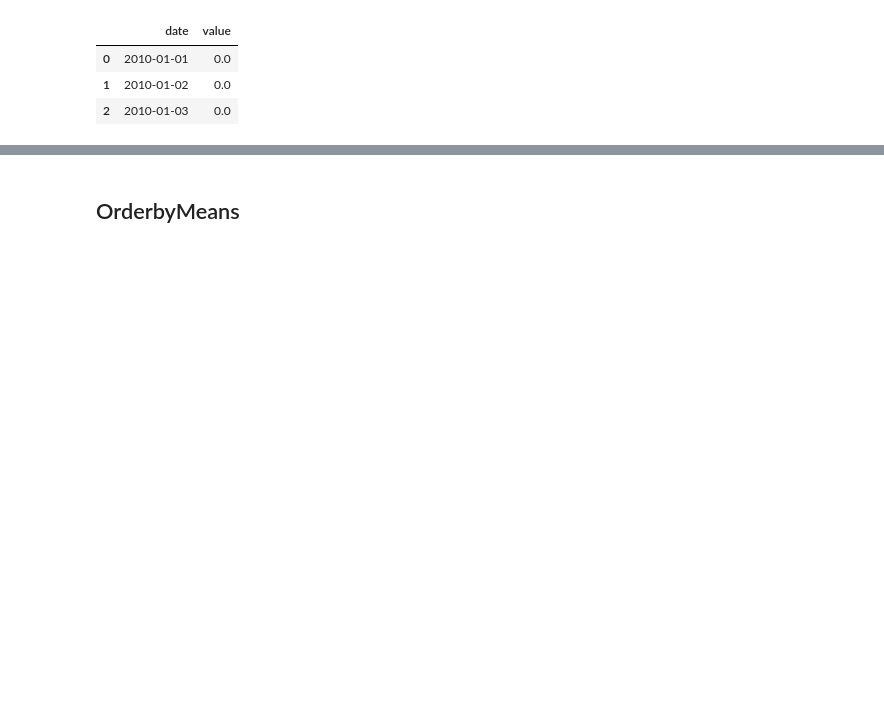
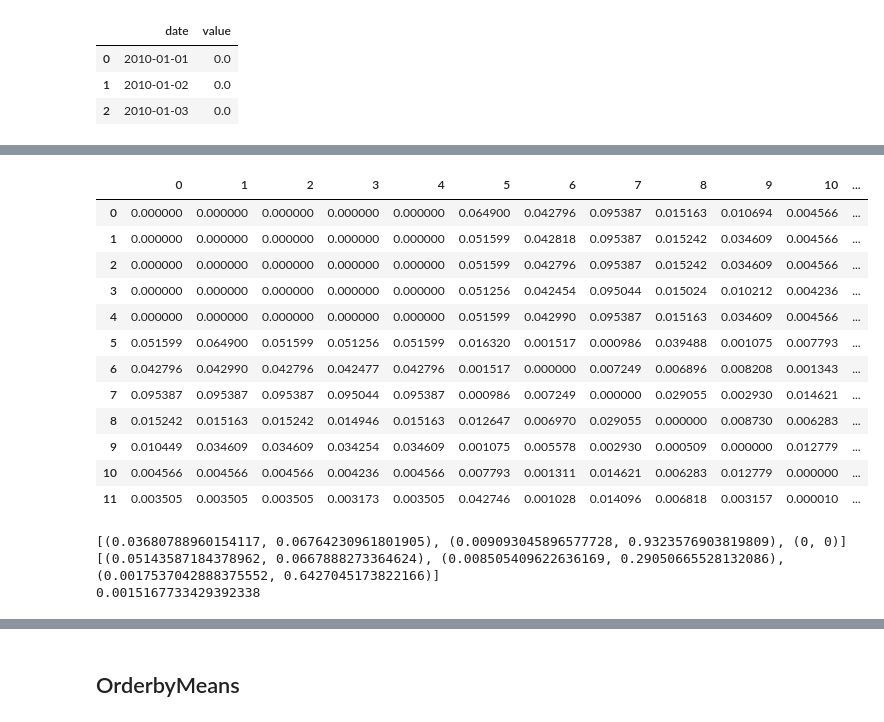
Before and after one commit to algoasylum/SatelliteImageAnalysis, a Jupyter notebook: GMM/GMM_additivemetric.ipynb, the cells around one changed output, grey strips where cells are left out. Cells and saved outputs as stored; diff of their text form; code cells hidden in the pictures; blank space fills up the shorter version.

```diff
--- a/GMM/GMM_additivemetric.ipynb
+++ b/GMM/GMM_additivemetric.ipynb
@@ -263,0 +334,27 @@ array([[ 0.00000000e+00,  0.00000000e+00,  0.00000000e+00,
+# %%
+s
+# %% [output]
+|  | 0 | 1 | 2 | 3 | 4 | 5 | 6 | 7 | 8 | 9 | 10 | ... |
+| 0 | 0.000000 | 0.000000 | 0.000000 | 0.000000 | 0.000000 | 0.064900 | 0.042796 | 0.095387 | 0.015163 | 0.010694 | 0.004566 | ... |
+| 1 | 0.000000 | 0.000000 | 0.000000 | 0.000000 | 0.000000 | 0.051599 | 0.042818 | 0.095387 | 0.015242 | 0.034609 | 0.004566 | ... |
+| 2 | 0.000000 | 0.000000 | 0.000000 | 0.000000 | 0.000000 | 0.051599 | 0.042796 | 0.095387 | 0.015242 | 0.034609 | 0.004566 | ... |
+| 3 | 0.000000 | 0.000000 | 0.000000 | 0.000000 | 0.000000 | 0.051256 | 0.042454 | 0.095044 | 0.015024 | 0.010212 | 0.004236 | ... |
+| 4 | 0.000000 | 0.000000 | 0.000000 | 0.000000 | 0.000000 | 0.051599 | 0.042990 | 0.095387 | 0.015163 | 0.034609 | 0.004566 | ... |
+| 5 | 0.051599 | 0.064900 | 0.051599 | 0.051256 | 0.051599 | 0.016320 | 0.001517 | 0.000986 | 0.039488 | 0.001075 | 0.007793 | ... |
+| 6 | 0.042796 | 0.042990 | 0.042796 | 0.042477 | 0.042796 | 0.001517 | 0.000000 | 0.007249 | 0.006896 | 0.008208 | 0.001343 | ... |
+| 7 | 0.095387 | 0.095387 | 0.095387 | 0.095044 | 0.095387 | 0.000986 | 0.007249 | 0.000000 | 0.029055 | 0.002930 | 0.014621 | ... |
+| 8 | 0.015242 | 0.015163 | 0.015242 | 0.014946 | 0.015163 | 0.012647 | 0.006970 | 0.029055 | 0.000000 | 0.008730 | 0.006283 | ... |
+| 9 | 0.010449 | 0.034609 | 0.034609 | 0.034254 | 0.034609 | 0.001075 | 0.005578 | 0.002930 | 0.000509 | 0.000000 | 0.012779 | ... |
+| 10 | 0.004566 | 0.004566 | 0.004566 | 0.004236 | 0.004566 | 0.007793 | 0.001311 | 0.014621 | 0.006283 | 0.012779 | 0.000000 | ... |
+| 11 | 0.003505 | 0.003505 | 0.003505 | 0.003173 | 0.003505 | 0.042746 | 0.001028 | 0.014096 | 0.006818 | 0.003157 | 0.000010 | ... |
+# %%
+df19j = df19[df19.date.dt.month == 7]
+df19f = df19[df19.date.dt.month == 6]
+qw,we,r= gmm20k(df19j.value,df19f.value)
+print(qw)
+print(we)
+print(r)
+# %% [output]
+[(0.03680788960154117, 0.06764230961801905), (0.009093045896577728, 0.9323576903819809), (0, 0)]
+[(0.05143587184378962, 0.0667888273364624), (0.008505409622636169, 0.29050665528132086), (0.0017537042888375552, 0.6427045173822166)]
+0.0015167733429392338
```
Also changed, not shown: parts of 13 cells of this notebook, 4 other files.
